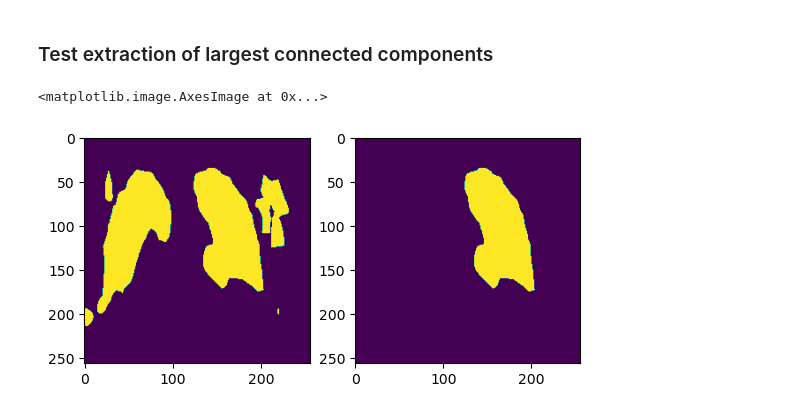
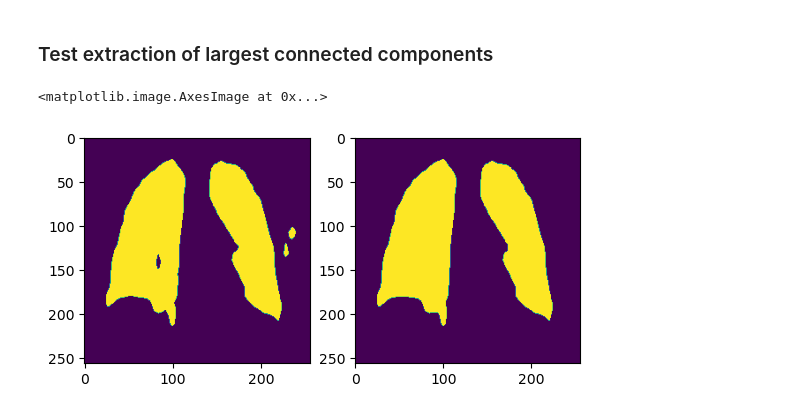
Before and after one commit to felixhasse/chexpert-iml, a Jupyter notebook: test_postprocessing.ipynb, the cells around one changed output. Drawn from its saved outputs; the diff is of its cells as text; code cells hidden in the pictures.

```diff
--- a/test_postprocessing.ipynb
+++ b/test_postprocessing.ipynb
@@ -9,14 +9,14 @@ import matplotlib.pyplot as plt
 # %% [markdown]
 ### Test extraction of largest connected components
 # %%
-mask = Image.open("data/chexpert_masks/masks/lung/patient00004/study1/view1_frontal.png").convert("1")
+mask = Image.open("data/chexpert_masks/masks/lung/patient00049/study1/view1_frontal.png").convert("1")
 mask = transforms.ToTensor()(mask)
-processed_mask = largest_connected_components(mask, 3)
+processed_mask = process_lung_mask(mask)
 mask = transforms.ToPILImage()(mask)
 processed_mask = transforms.ToPILImage()(processed_mask)
 fig, (ax1, ax2) = plt.subplots(1, 2)
 ax1.imshow(mask)
 ax2.imshow(processed_mask)
 # %% [output]
 <matplotlib.image.AxesImage at 0x...>
-[figure, old version]
+[figure, new version]
```
Also changed, not shown: 6 other files.
